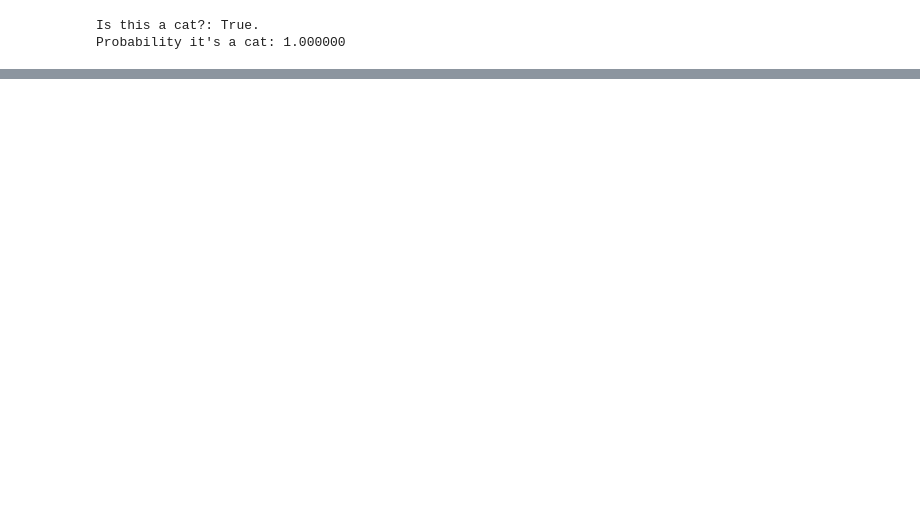
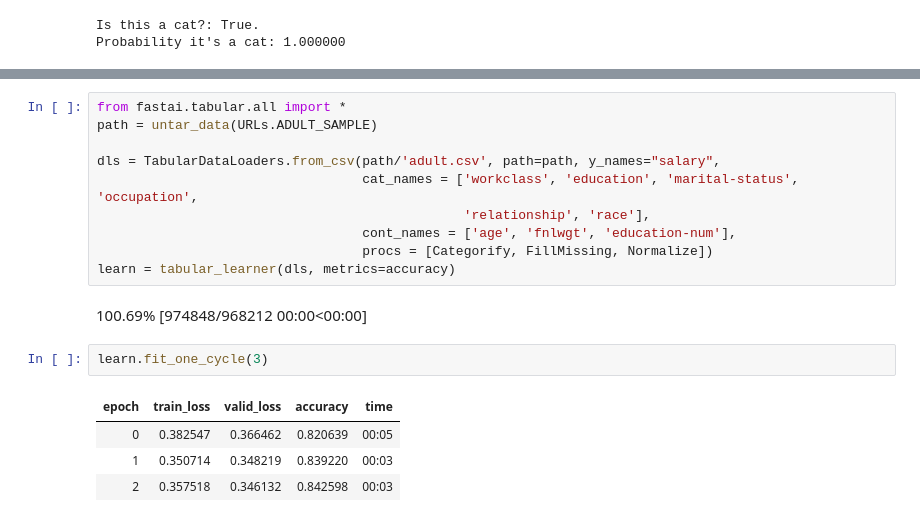
Before and after one commit to satani99/practical_deep_learning_for_coders, a Jupyter notebook: fast_ai_1.ipynb, the cells around one changed output, grey strips where cells are left out. Saved outputs shown, nothing was run; the diff lists cells and outputs as text; blank space fills up the shorter version.

```diff
--- a/fast_ai_1.ipynb
+++ b/fast_ai_1.ipynb
@@ -33,0 +95,19 @@ Probability it's a cat: 1.000000
+# %%
+from fastai.tabular.all import *
+path = untar_data(URLs.ADULT_SAMPLE)
+
+dls = TabularDataLoaders.from_csv(path/'adult.csv', path=path, y_names="salary",
+                                  cat_names = ['workclass', 'education', 'marital-status', 'occupation',
+                                               'relationship', 'race'],
+                                  cont_names = ['age', 'fnlwgt', 'education-num'],
+                                  procs = [Categorify, FillMissing, Normalize])
+learn = tabular_learner(dls, metrics=accuracy)
+# %% [output]
+100.69% [974848/968212 00:00<00:00]
+# %%
+learn.fit_one_cycle(3)
+# %% [output]
+| epoch | train_loss | valid_loss | accuracy | time |
+| 0 | 0.382547 | 0.366462 | 0.820639 | 00:05 |
+| 1 | 0.350714 | 0.348219 | 0.839220 | 00:03 |
+| 2 | 0.357518 | 0.346132 | 0.842598 | 00:03 |
```
Also changed, not shown: parts of 6 cells of this notebook.
